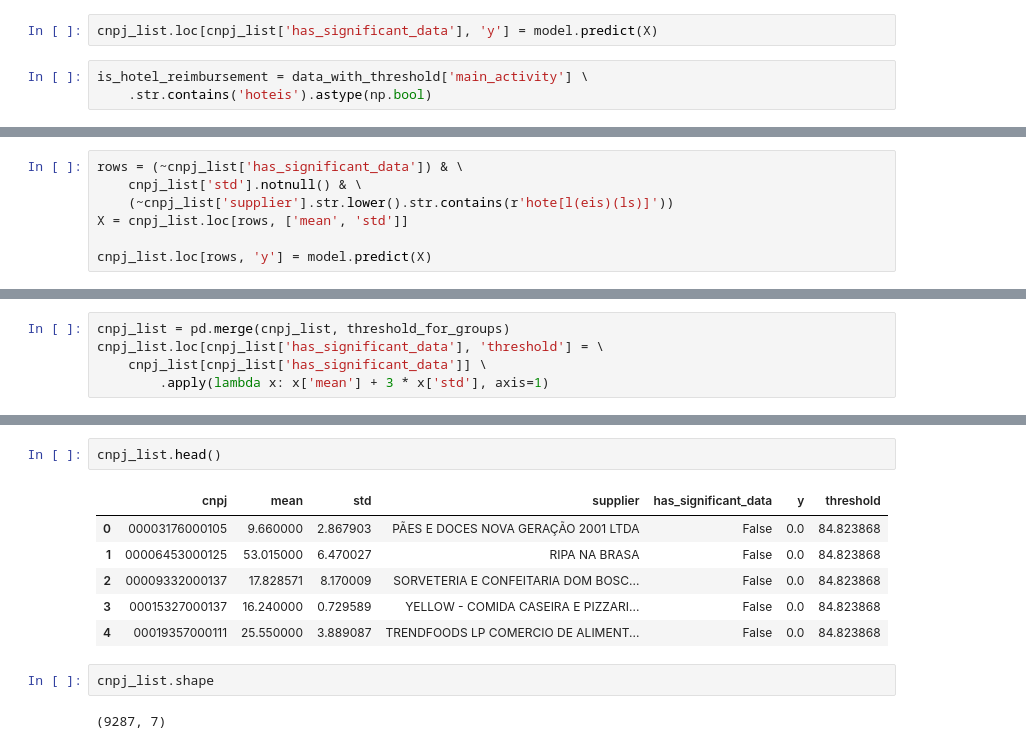
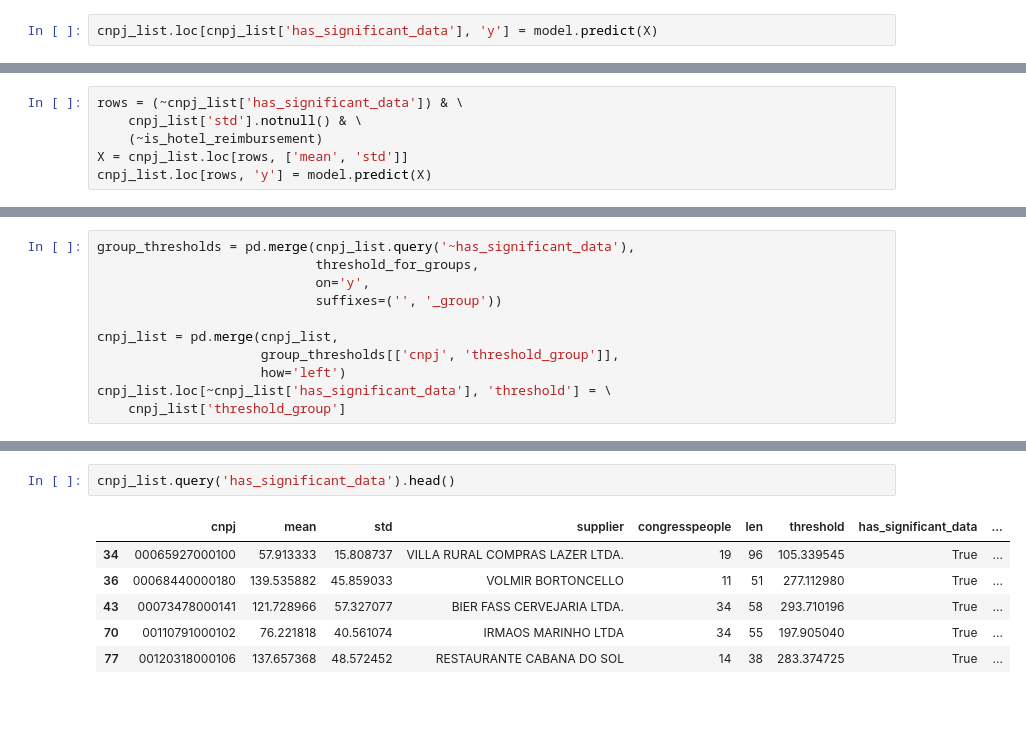
Before and after one commit to okfn-brasil/serenata-de-amor, a Jupyter notebook: develop/2016-12-01-irio-anomalies-in-meal-prices.ipynb, the cells around one changed output, grey strips where cells are left out. Drawn from its saved outputs; the diff is of its cells as text; blank space fills up the shorter version.

```diff
--- a/develop/2016-12-01-irio-anomalies-in-meal-prices.ipynb
+++ b/develop/2016-12-01-irio-anomalies-in-meal-prices.ipynb
@@ -532,6 +581,3 @@ KMeans(algorithm='auto', copy_x=True, init='k-means++', max_iter=300,
     random_state=0, tol=0.0001, verbose=0)
 # %%
 cnpj_list.loc[cnpj_list['has_significant_data'], 'y'] = model.predict(X)
-# %%
-is_hotel_reimbursement = data_with_threshold['main_activity'] \
-    .str.contains('hoteis').astype(np.bool)
@@ -538,9 +593,8 @@ is_hotel_reimbursement = data_with_threshold['main_activity'] \
 # %%
 rows = (~cnpj_list['has_significant_data']) & \
     cnpj_list['std'].notnull() & \
-    (~cnpj_list['supplier'].str.lower().str.contains(r'hote[l(eis)(ls)]'))
+    (~is_hotel_reimbursement)
 X = cnpj_list.loc[rows, ['mean', 'std']]
-
 cnpj_list.loc[rows, 'y'] = model.predict(X)
 # %%
 threshold_for_groups = cnpj_list.groupby('y') \
@@ -555,5 +609,11 @@ threshold_for_groups
-# %%
-cnpj_list = pd.merge(cnpj_list, threshold_for_groups)
-cnpj_list.loc[cnpj_list['has_significant_data'], 'threshold'] = \
-    cnpj_list[cnpj_list['has_significant_data']] \
-        .apply(lambda x: x['mean'] + 3 * x['std'], axis=1)
+# %%
+group_thresholds = pd.merge(cnpj_list.query('~has_significant_data'),
+                            threshold_for_groups,
+                            on='y',
+                            suffixes=('', '_group'))
+
+cnpj_list = pd.merge(cnpj_list,
+                     group_thresholds[['cnpj', 'threshold_group']],
+                     how='left')
+cnpj_list.loc[~cnpj_list['has_significant_data'], 'threshold'] = \
+    cnpj_list['threshold_group']
@@ -560,13 +629,9 @@ cnpj_list.loc[cnpj_list['has_significant_data'], 'threshold'] = \
 # %%
-cnpj_list.head()
+cnpj_list.query('has_significant_data').head()
 # %% [output]
-|  | cnpj | mean | std | supplier | has_significant_data | y | threshold |
-| 0 | 00003176000105 | 9.660000 | 2.867903 | PÃES E DOCES NOVA GERAÇÃO 2001 LTDA | False | 0.0 | 84.823868 |
-| 1 | 00006453000125 | 53.015000 | 6.470027 | RIPA NA BRASA | False | 0.0 | 84.823868 |
-| 2 | 00009332000137 | 17.828571 | 8.170009 | SORVETERIA E CONFEITARIA DOM BOSC... | False | 0.0 | 84.823868 |
-| 3 | 00015327000137 | 16.240000 | 0.729589 | YELLOW - COMIDA CASEIRA E PIZZARI... | False | 0.0 | 84.823868 |
-| 4 | 00019357000111 | 25.550000 | 3.889087 | TRENDFOODS LP COMERCIO DE ALIMENT... | False | 0.0 | 84.823868 |
+|  | cnpj | mean | std | supplier | congresspeople | len | threshold | has_significant_data | ... |
+| 34 | 00065927000100 | 57.913333 | 15.808737 | VILLA RURAL COMPRAS LAZER LTDA. | 19 | 96 | 105.339545 | True | ... |
+| 36 | 00068440000180 | 139.535882 | 45.859033 | VOLMIR BORTONCELLO | 11 | 51 | 277.112980 | True | ... |
+| 43 | 00073478000141 | 121.728966 | 57.327077 | BIER FASS CERVEJARIA LTDA. | 34 | 58 | 293.710196 | True | ... |
+| 70 | 00110791000102 | 76.221818 | 40.561074 | IRMAOS MARINHO LTDA | 34 | 55 | 197.905040 | True | ... |
+| 77 | 00120318000106 | 137.657368 | 48.572452 | RESTAURANTE CABANA DO SOL | 14 | 38 | 283.374725 | True | ... |
-# %%
-cnpj_list.shape
-# %% [output]
-(9287, 7)
```
Also changed, not shown: parts of 46 cells of this notebook, 3 other files.
